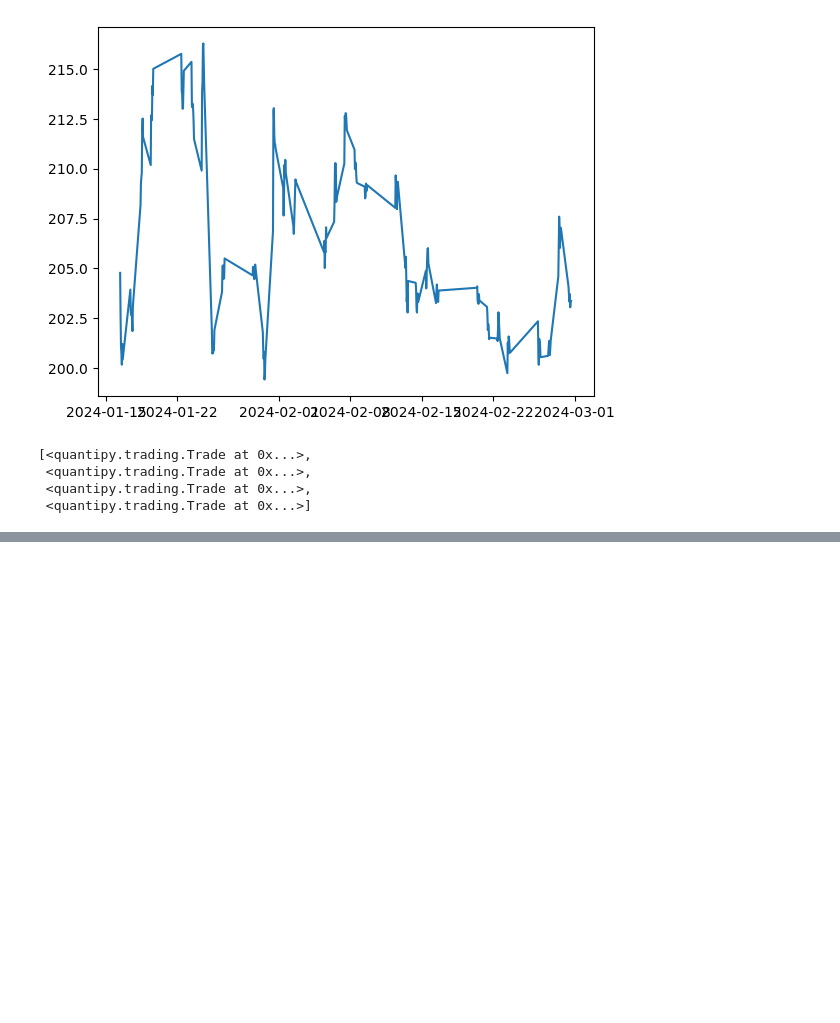
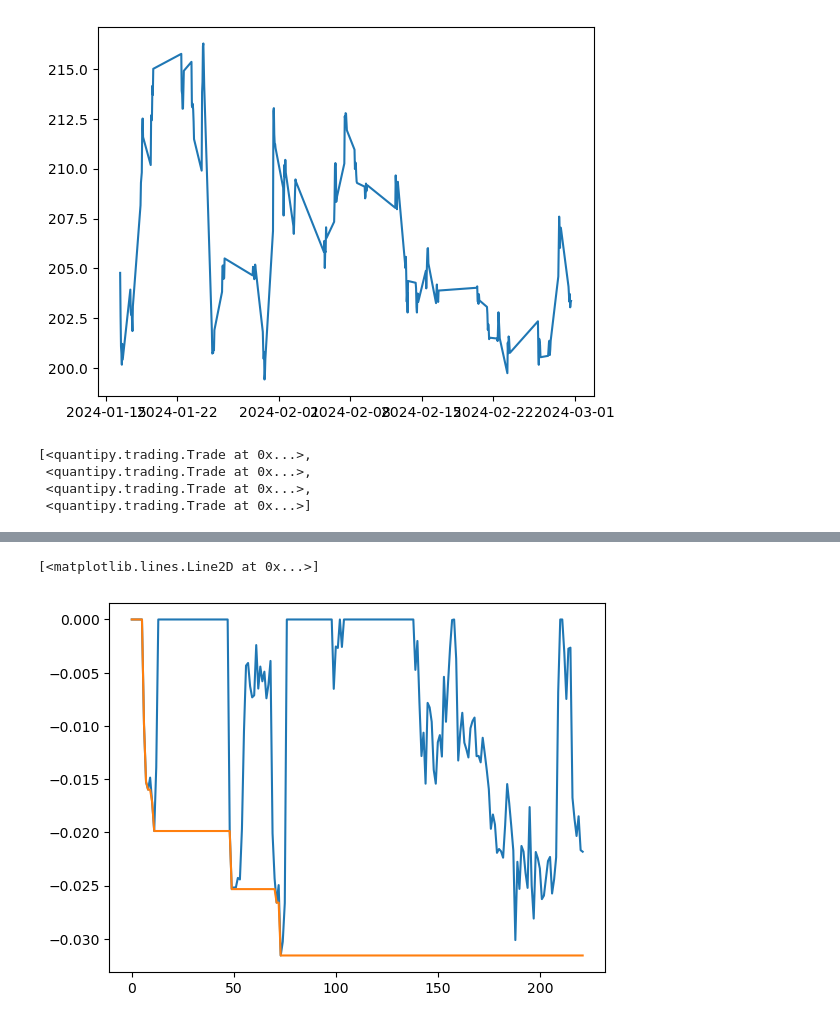
Before and after one commit to luissimaoaf/quantipy, a Jupyter notebook: test.ipynb, the cells around one changed output, grey strips where cells are left out. Saved outputs shown, nothing was run; the diff lists cells and outputs as text; code cells hidden in the pictures; blank space fills up the shorter version.

Commit message:
added drawdown computations

```diff
--- a/test.ipynb
+++ b/test.ipynb
@@ -85,8 +85,8 @@ from quantipy.backtest import Backtester
 
 
 class TestStrategy(Strategy):
-    def __init__(self, broker, asset, params):
-        super().__init__(broker, [asset], params)
+    def __init__(self, asset, params):
+        super().__init__([asset], params)
 
     @property
     def asset(self):
@@ -108,21 +108,22 @@ class TestStrategy(Strategy):
     def limit(self):
         return self.params['stop']
 
-    def next(self):
-        if self._Strategy__broker.orders == []:
+    def next(self, broker):
+        if broker.orders == []:
             self.buy(self.asset,
+                     broker,
                      stop=self.stop,
                      limit=self.limit,
                      stop_loss=self.sl,
                      take_profit=self.tp)
-            self.broker.logger.debug('order set')
+            broker.logger.debug('order set')
 
 my_broker = Broker(data=data, initial_capital=10_000, currency=eur)
 
 params = {'tp': 210, 'sl': 195, 'stop': 205}
-strategy = TestStrategy(my_broker, boeing, params)
+strategy = TestStrategy(boeing, params)
 
 backtester = Backtester(data)
-results = backtester.run(strategy, save_logs=True)
+results = backtester.run(strategy, my_broker, save_logs=True)
 # %%
 import matplotlib.pyplot as plt
@@ -170,0 +185,6 @@ backtester.optimize(strategy, param_grid)
+# %%
+plt.plot(results['tick_drawdown'])
+plt.plot(results['drawdown'])
+# %% [output]
+[<matplotlib.lines.Line2D at 0x...>]
+[figure, added]
```
Also changed, not shown: parts of 4 cells of this notebook, 3 other files.
